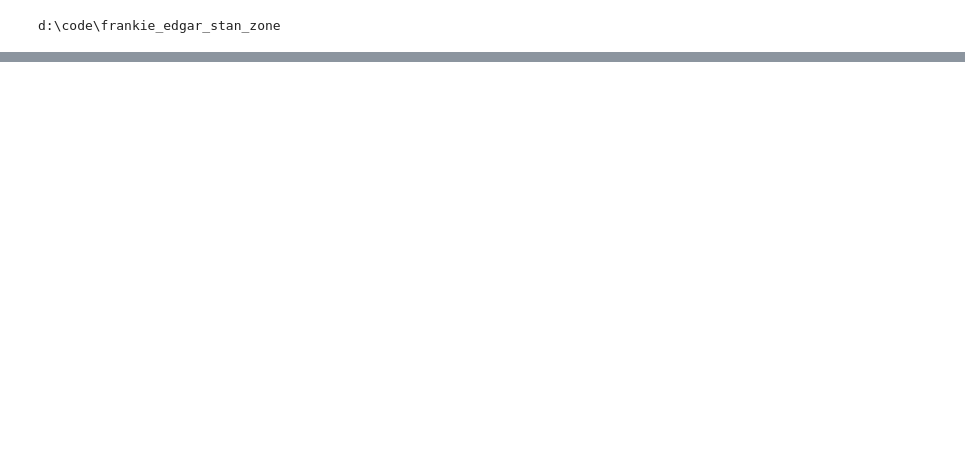
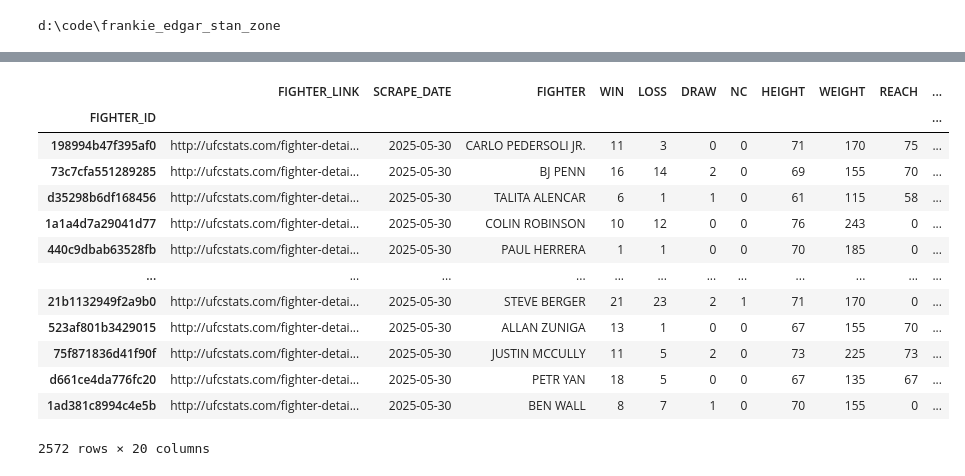
Before and after one commit to pdornian/frankie_edgar_memorial, a Jupyter notebook: notebooks/sandbox.ipynb, the cells around one changed output, grey strips where cells are left out. Drawn from its saved outputs; the diff is of its cells as text; code cells hidden in the pictures; blank space fills up the shorter version.

```diff
--- a/notebooks/sandbox.ipynb
+++ b/notebooks/sandbox.ipynb
@@ -50,0 +94,35 @@ KeyboardInterrupt:
+# %%
+# todo - local save
+
+def process_fighter_data(raw_df, save_local=True, save_dest = PROCESSED_FIGHTER_DATA_PATH):
+    # check for expected columns?
+
+    # cols with percent strings
+    pct_cols = ["STR_ACC", 'STR_DEF', 'TD_ACC', 'TD_DEF']
+
+    raw_df['REACH'] = _parse_reach_col(raw_df['REACH'])
+    raw_df['DOB'] = _parse_dob_col(raw_df['DOB'])
+    raw_df['HEIGHT'] = _parse_height_col(raw_df['HEIGHT'])
+    raw_df['WEIGHT'] = _parse_weight_col(raw_df['WEIGHT'])
+
+    for col in pct_cols:
+        raw_df[col]=_parse_pct_col(raw_df[col])
+
+    return raw_df
+# %%
+process_fighter_data(raw_fighter_df)
+# %% [output]
+|  | FIGHTER_LINK | SCRAPE_DATE | FIGHTER | WIN | LOSS | DRAW | NC | HEIGHT | WEIGHT | REACH | ... |
+| FIGHTER_ID |  |  |  |  |  |  |  |  |  |  | ... |
+| 198994b47f395af0 | http://ufcstats.com/fighter-detai... | 2025-05-30 | CARLO PEDERSOLI JR. | 11 | 3 | 0 | 0 | 71 | 170 | 75 | ... |
+| 73c7cfa551289285 | http://ufcstats.com/fighter-detai... | 2025-05-30 | BJ PENN | 16 | 14 | 2 | 0 | 69 | 155 | 70 | ... |
+| d35298b6df168456 | http://ufcstats.com/fighter-detai... | 2025-05-30 | TALITA ALENCAR | 6 | 1 | 1 | 0 | 61 | 115 | 58 | ... |
+| 1a1a4d7a29041d77 | http://ufcstats.com/fighter-detai... | 2025-05-30 | COLIN ROBINSON | 10 | 12 | 0 | 0 | 76 | 243 | 0 | ... |
+| 440c9dbab63528fb | http://ufcstats.com/fighter-detai... | 2025-05-30 | PAUL HERRERA | 1 | 1 | 0 | 0 | 70 | 185 | 0 | ... |
+| ... | ... | ... | ... | ... | ... | ... | ... | ... | ... | ... | ... |
+| 21b1132949f2a9b0 | http://ufcstats.com/fighter-detai... | 2025-05-30 | STEVE BERGER | 21 | 23 | 2 | 1 | 71 | 170 | 0 | ... |
+| 523af801b3429015 | http://ufcstats.com/fighter-detai... | 2025-05-30 | ALLAN ZUNIGA | 13 | 1 | 0 | 0 | 67 | 155 | 70 | ... |
+| 75f871836d41f90f | http://ufcstats.com/fighter-detai... | 2025-05-30 | JUSTIN MCCULLY | 11 | 5 | 2 | 0 | 73 | 225 | 73 | ... |
+| d661ce4da776fc20 | http://ufcstats.com/fighter-detai... | 2025-05-30 | PETR YAN | 18 | 5 | 0 | 0 | 67 | 135 | 67 | ... |
+| 1ad381c8994c4e5b | http://ufcstats.com/fighter-detai... | 2025-05-30 | BEN WALL | 8 | 7 | 1 | 0 | 70 | 155 | 0 | ... |
+2572 rows × 20 columns
```
Also changed, not shown: parts of 5 cells of this notebook, 1 other file.
